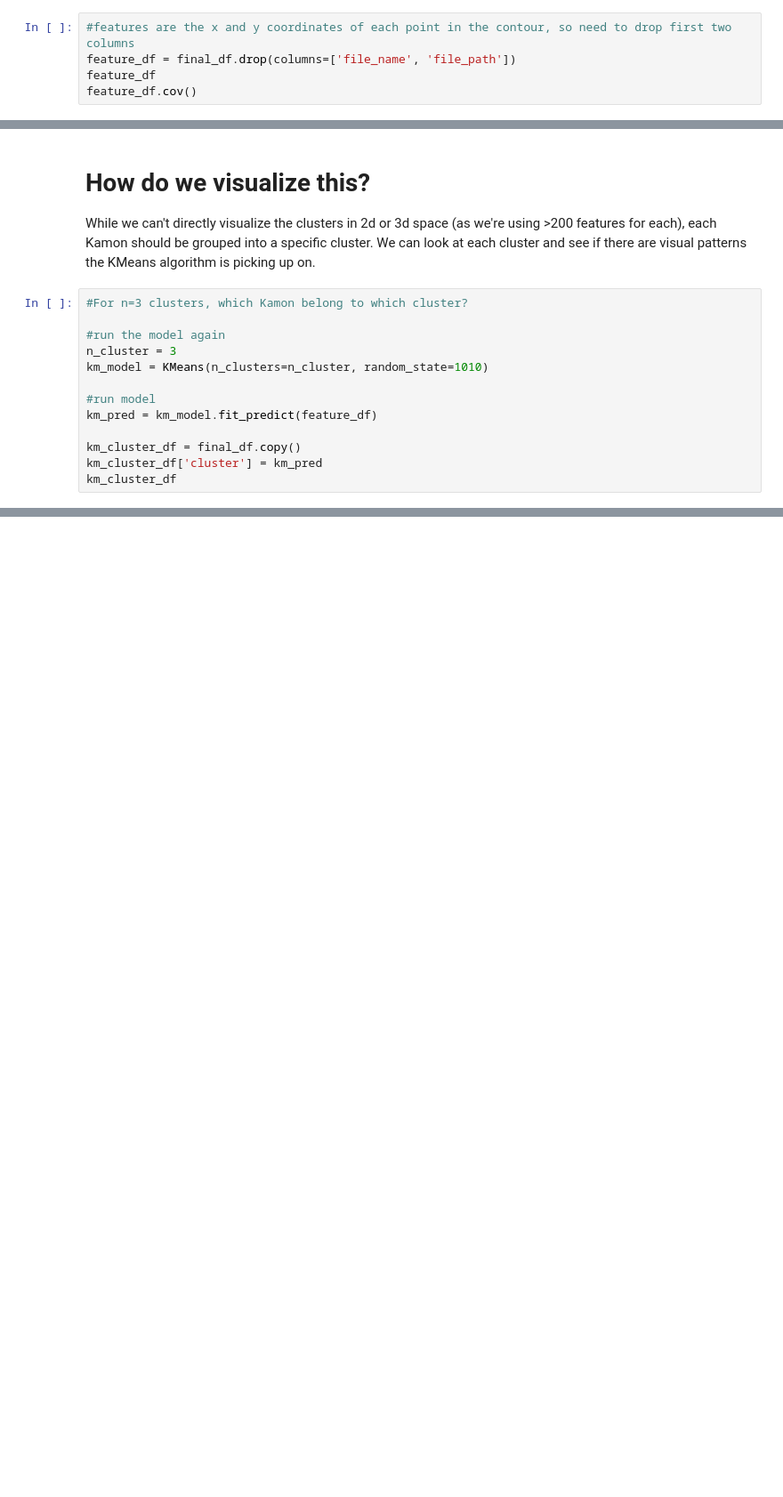
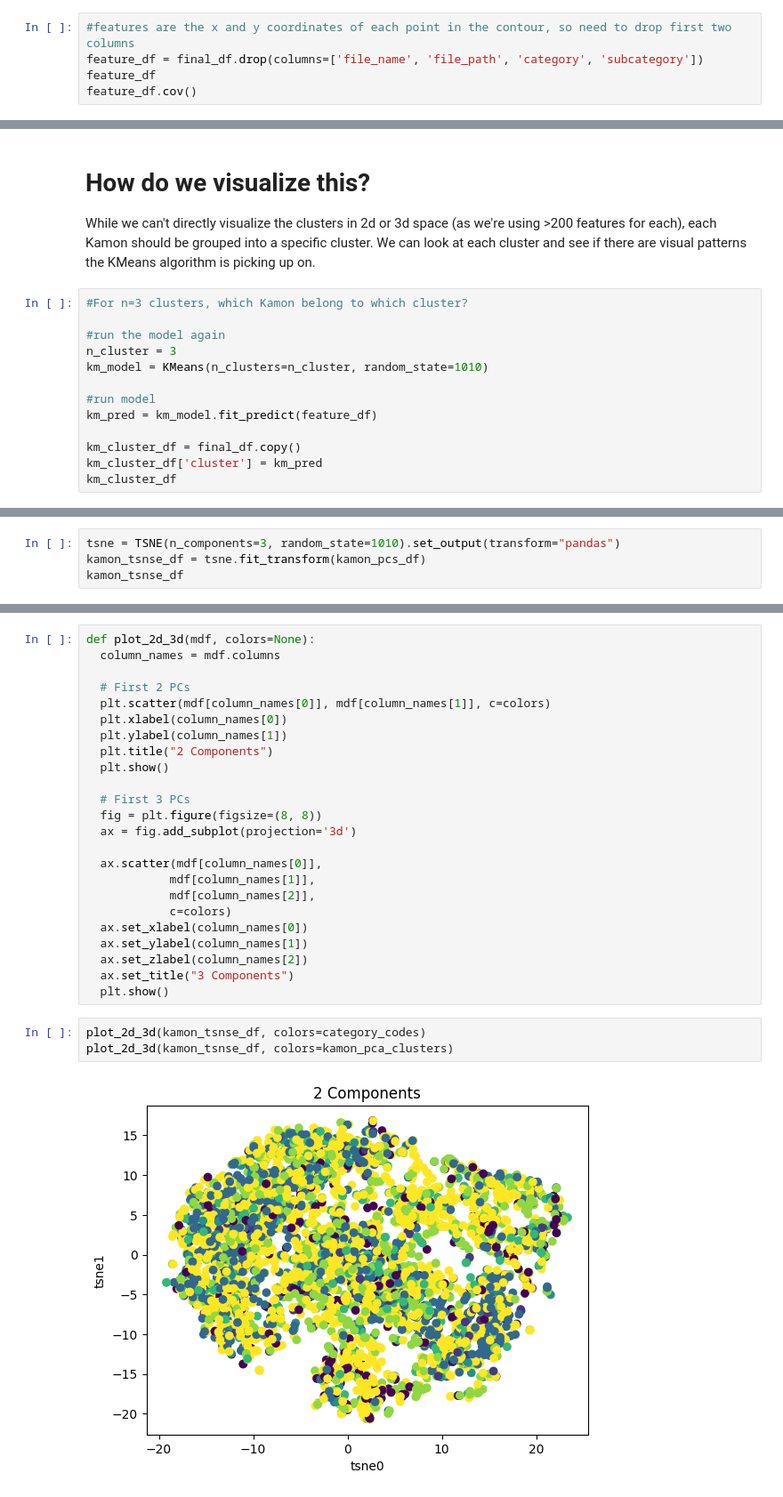
Before and after one commit to Machine-Learning-Parsons-Fall-2025/Project, a Jupyter notebook: Contour_and_KMeans.ipynb, the cells around one changed output, grey strips where cells are left out. Shown at 89% size. Drawn from its saved outputs; the diff is of its cells as text; blank space fills up the shorter version.

Commit message:
pca, tsne, tar gz

```diff
--- a/Contour_and_KMeans.ipynb
+++ b/Contour_and_KMeans.ipynb
@@ -452,7 +490,7 @@ Cluster using all points x0 to x122, for each object
 - this is more than 2 or 3 dimensions, so may be trickier to visualize!
 # %%
 #features are the x and y coordinates of each point in the contour, so need to drop first two columns
-feature_df = final_df.drop(columns=['file_name', 'file_path'])
+feature_df = final_df.drop(columns=['file_name', 'file_path', 'category', 'subcategory'])
 feature_df
 feature_df.cov()
 # %%
@@ -577,0 +798,4 @@ plant_hanabishi_62.jpg
+# %%
+tsne = TSNE(n_components=3, random_state=1010).set_output(transform="pandas")
+kamon_tsnse_df = tsne.fit_transform(kamon_pcs_df)
+kamon_tsnse_df
@@ -577,0 +816,29 @@ plant_hanabishi_62.jpg
+# %%
+def plot_2d_3d(mdf, colors=None):
+  column_names = mdf.columns
+
+  # First 2 PCs
+  plt.scatter(mdf[column_names[0]], mdf[column_names[1]], c=colors)
+  plt.xlabel(column_names[0])
+  plt.ylabel(column_names[1])
+  plt.title("2 Components")
+  plt.show()
+
+  # First 3 PCs
+  fig = plt.figure(figsize=(8, 8))
+  ax = fig.add_subplot(projection='3d')
+
+  ax.scatter(mdf[column_names[0]],
+            mdf[column_names[1]],
+            mdf[column_names[2]],
+            c=colors)
+  ax.set_xlabel(column_names[0])
+  ax.set_ylabel(column_names[1])
+  ax.set_zlabel(column_names[2])
+  ax.set_title("3 Components")
+  plt.show()
+# %%
+plot_2d_3d(kamon_tsnse_df, colors=category_codes)
+plot_2d_3d(kamon_tsnse_df, colors=kamon_pca_clusters)
+# %% [output]
+[figure, added]
```
Also changed, not shown: parts of 34 cells of this notebook, 5 other files.
